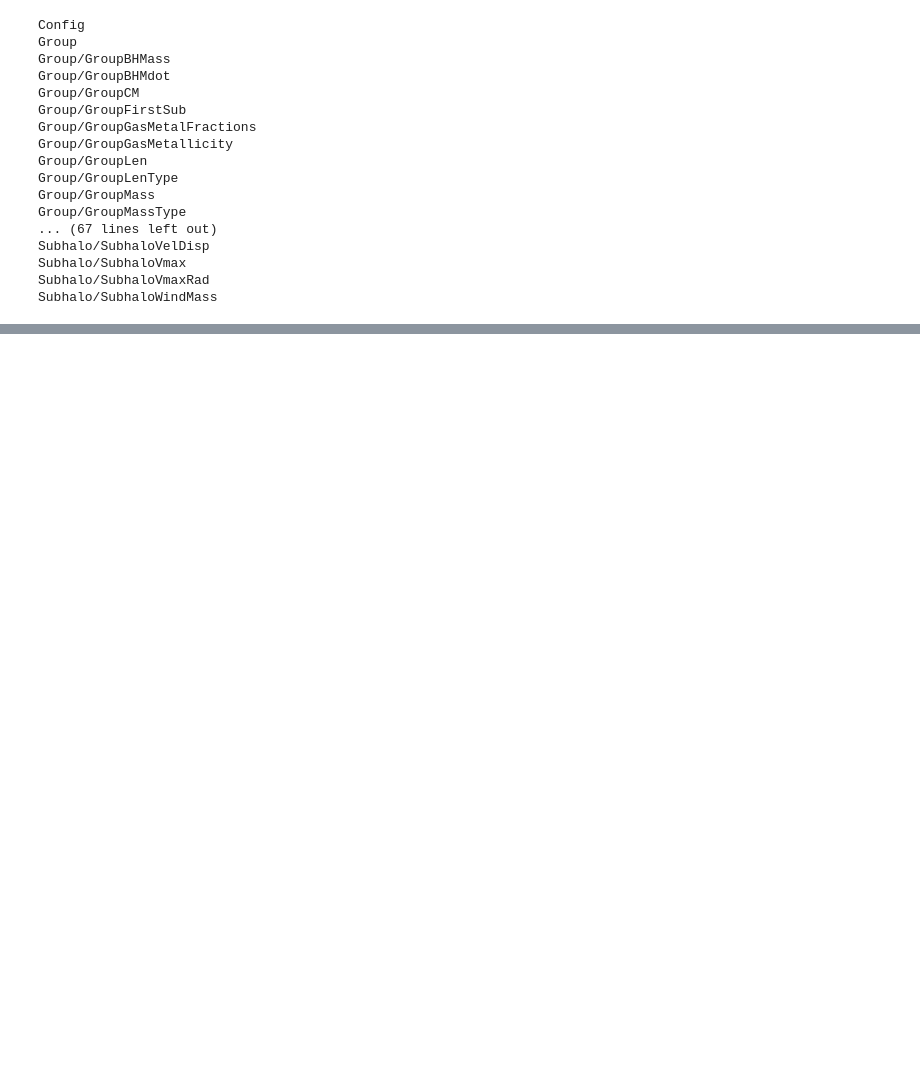
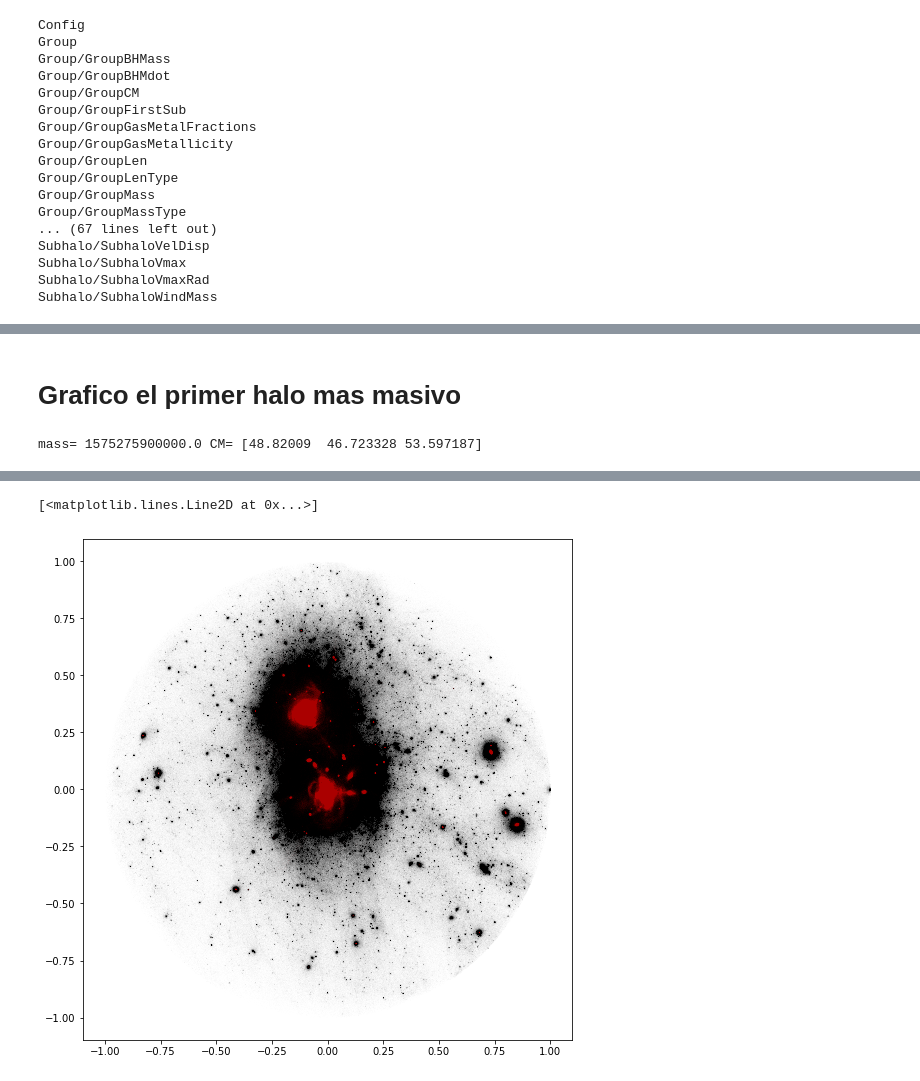
Before and after one commit to ornemarioni/gradients, a Jupyter notebook: programs/read_HESTIA.ipynb, the cells around one changed output, grey strips where cells are left out. Cells and saved outputs as stored; diff of their text form; code cells hidden in the pictures; blank space fills up the shorter version.

```diff
--- a/programs/read_HESTIA.ipynb
+++ b/programs/read_HESTIA.ipynb
@@ -236,0 +187,2 @@ print (mass[0:20])
+# %%
+sort = np.argsort(Smass)
@@ -236,0 +198,3 @@ print (mass[0:20])
+# %%
+SCM = Scm[sort][::-1]
+print (SCM[:20,:])
@@ -236,0 +222,17 @@ print (mass[0:20])
+# %% [markdown]
+# Grafico el primer halo mas masivo
+# %%
+CM1  = SCM[0,:]
+SUB1 = SMass[0]
+
+print('mass=',SUB1,'CM=',CM1)
+# %% [output]
+mass= 1575275900000.0 CM= [48.82009  46.723328 53.597187]
+# %%
+xstr1 = pos_str[:,0]-CM1[0]
+ystr1 = pos_str[:,1]-CM1[1]
+zstr1 = pos_str[:,2]-CM1[2]
+
+xdrk1 = pos_drk[:,0]-CM1[0]
+ydrk1 = pos_drk[:,1]-CM1[1]
+zdrk1 = pos_drk[:,2]-CM1[2]
@@ -236,0 +244,9 @@ print (mass[0:20])
+# %%
+%%time
+import matplotlib.pyplot as plt
+fig, ax = plt.subplots(nrows=1, ncols=1, figsize=(8, 8))
+fig.subplots_adjust(bottom=0.10, left =0.12, right = 0.97, top = 0.97)
+
+ax.plot(xdrk1[mask_drk],ydrk1[mask_drk],'.k',markersize=0.005)
+ax.plot(xstr1[mask_str],ystr1[mask_str],'.r',markersize=0.01)
+# %% [output]
@@ -236,0 +255,2 @@ print (mass[0:20])
+[<matplotlib.lines.Line2D at 0x...>]
+[figure, added]
```
Also changed, not shown: parts of 47 cells of this notebook.
